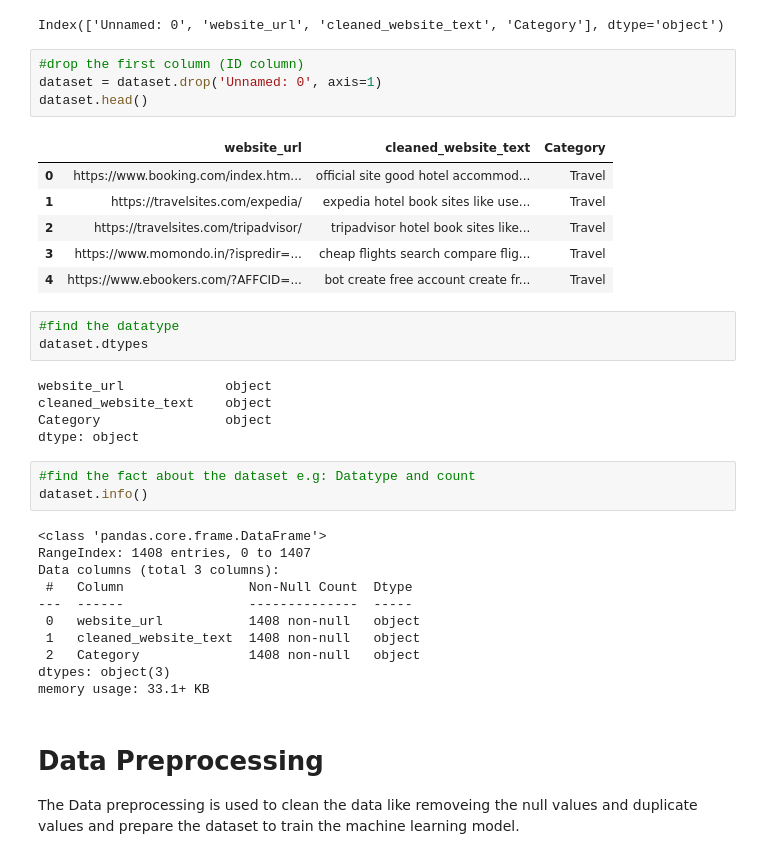
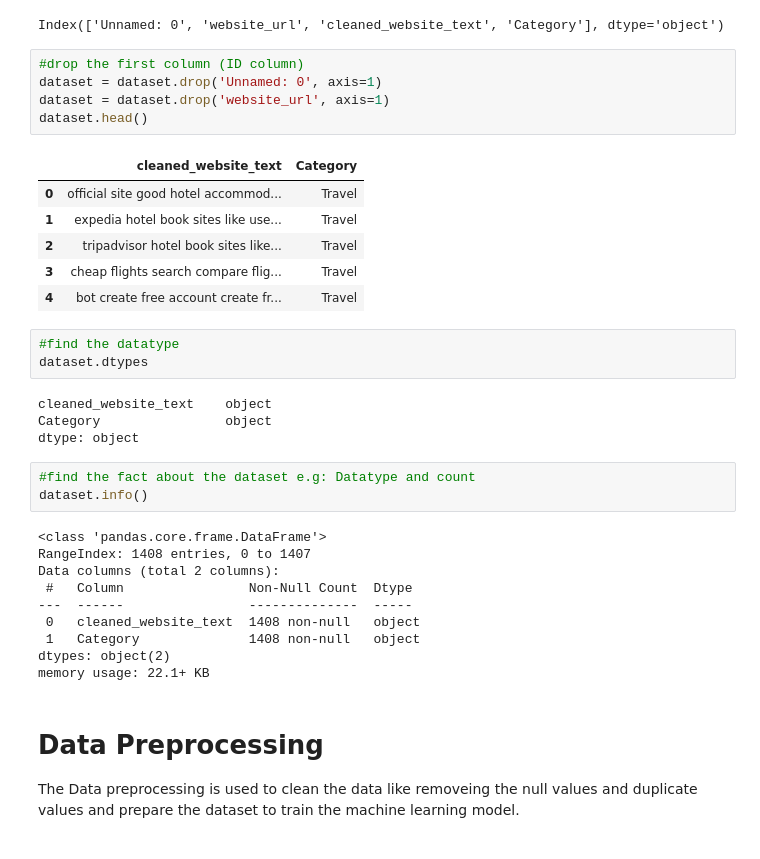
Before and after one commit to KithusshandR/ML_Assignment2_IT19029832_IT19241760_IT19121802, a Jupyter notebook: ML_Assignment02.ipynb, the cells around one changed output. Drawn from its saved outputs; the diff is of its cells as text.

```diff
--- a/ML_Assignment02.ipynb
+++ b/ML_Assignment02.ipynb
@@ -49,19 +49,19 @@ Index(['Unnamed: 0', 'website_url', 'cleaned_website_text', 'Category'], dtype='
 # %%
 #drop the first column (ID column)
 dataset = dataset.drop('Unnamed: 0', axis=1)
+dataset = dataset.drop('website_url', axis=1)
 dataset.head()
 # %% [output]
-|  | website_url | cleaned_website_text | Category |
-| 0 | https://www.booking.com/index.htm... | official site good hotel accommod... | Travel |
-| 1 | https://travelsites.com/expedia/ | expedia hotel book sites like use... | Travel |
-| 2 | https://travelsites.com/tripadvisor/ | tripadvisor hotel book sites like... | Travel |
-| 3 | https://www.momondo.in/?ispredir=... | cheap flights search compare flig... | Travel |
-| 4 | https://www.ebookers.com/?AFFCID=... | bot create free account create fr... | Travel |
+|  | cleaned_website_text | Category |
+| 0 | official site good hotel accommod... | Travel |
+| 1 | expedia hotel book sites like use... | Travel |
+| 2 | tripadvisor hotel book sites like... | Travel |
+| 3 | cheap flights search compare flig... | Travel |
+| 4 | bot create free account create fr... | Travel |
 # %%
 #find the datatype
 dataset.dtypes
 # %% [output]
-website_url             object
 cleaned_website_text    object
 Category                object
 dtype: object
@@ -71,14 +71,13 @@ dataset.info()
 # %% [output]
 <class 'pandas.core.frame.DataFrame'>
 RangeIndex: 1408 entries, 0 to 1407
-Data columns (total 3 columns):
+Data columns (total 2 columns):
  #   Column                Non-Null Count  Dtype
 ---  ------                --------------  -----
- 0   website_url           1408 non-null   object
- 1   cleaned_website_text  1408 non-null   object
- 2   Category              1408 non-null   object
-dtypes: object(3)
-memory usage: 33.1+ KB
+ 0   cleaned_website_text  1408 non-null   object
+ 1   Category              1408 non-null   object
+dtypes: object(2)
+memory usage: 22.1+ KB
 # %% [markdown]
 # Data Preprocessing
 
```
Also changed, not shown: parts of 4 cells of this notebook.
